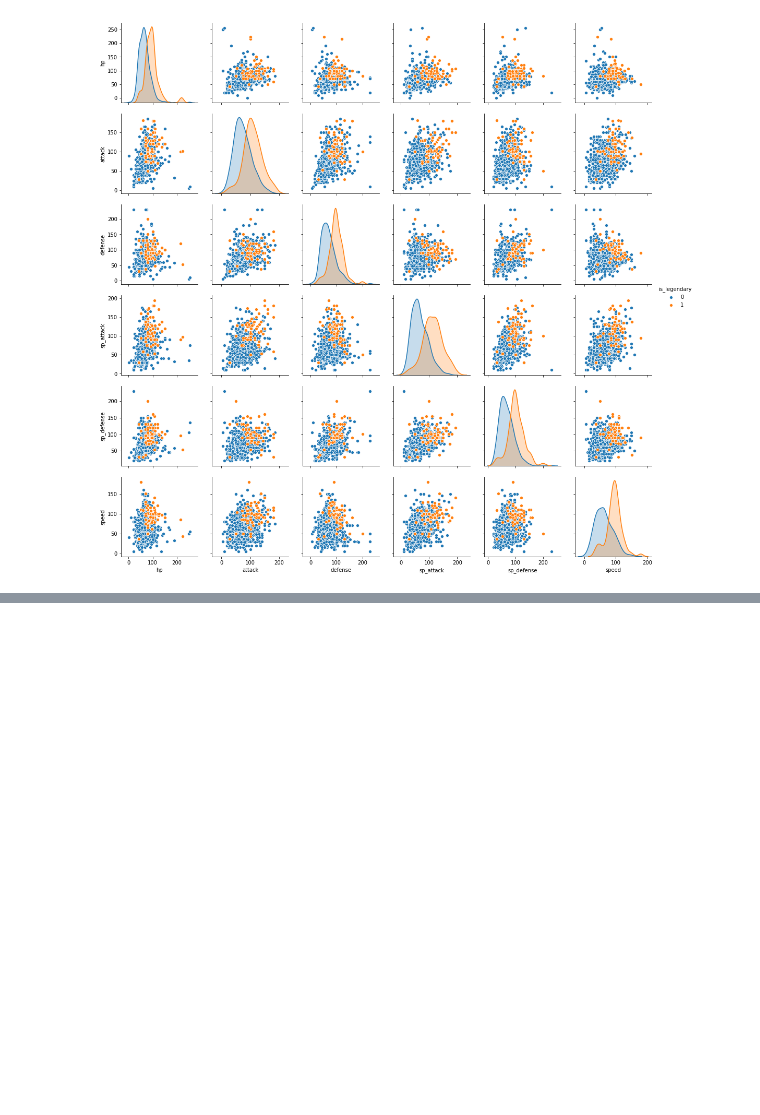
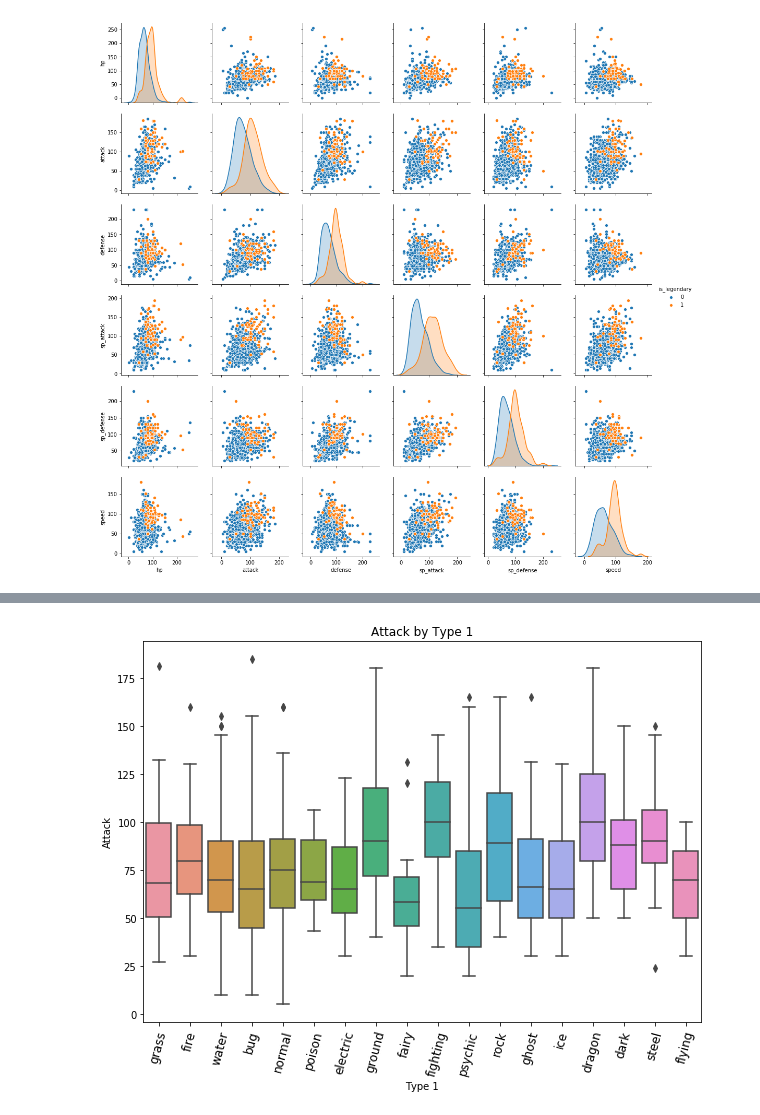
Before and after one commit to llucasreis/dataset-analysis, a Jupyter notebook: pokemon/pokemon-analysis.ipynb, the cells around one changed output, grey strips where cells are left out. Drawn from its saved outputs; the diff is of its cells as text; code cells hidden in the pictures; blank space fills up the shorter version.

```diff
--- a/pokemon/pokemon-analysis.ipynb
+++ b/pokemon/pokemon-analysis.ipynb
@@ -161,0 +157,4 @@ plt.show()
+# %%
+boxplot_by_type('type1', 'attack', 'Type 1', 'Attack', 'Attack by Type 1')
+# %% [output]
+[figure, added]
```
Also changed, not shown: parts of 17 cells of this notebook.
